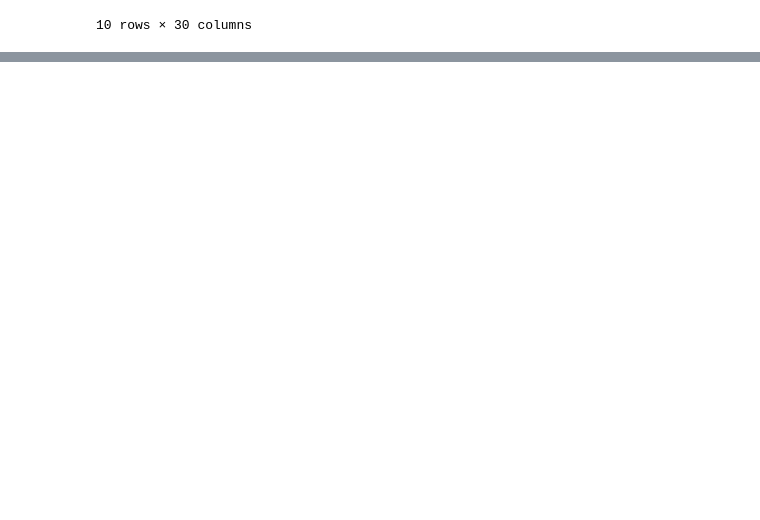
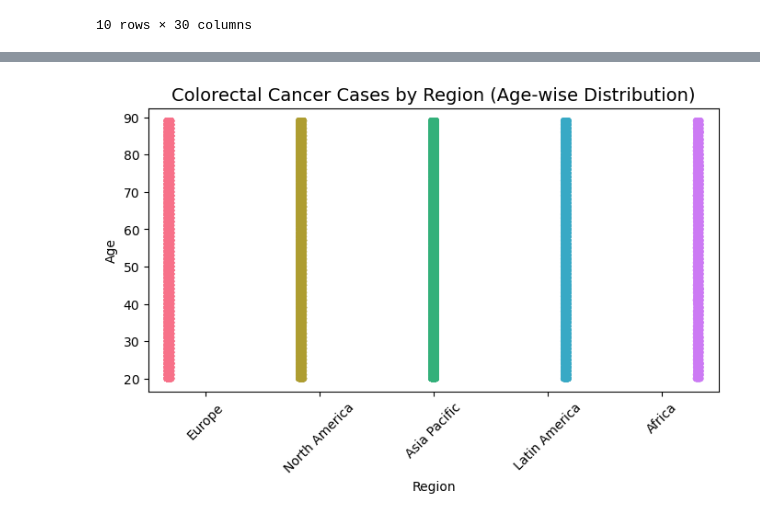
Before and after one commit to wncelrcn/Colorectal-Cancer-Prediction, a Jupyter notebook: Colorectal_Cancer.ipynb, the cells around one changed output, grey strips where cells are left out. Drawn from its saved outputs; the diff is of its cells as text; code cells hidden in the pictures; blank space fills up the shorter version.

```diff
--- a/Colorectal_Cancer.ipynb
+++ b/Colorectal_Cancer.ipynb
@@ -53,0 +180,19 @@ df.head(10)
+# %%
+plt.figure(figsize=(8, 4))
+sns.stripplot(
+    data=df,
+    x="Region",
+    y="Age",
+    hue="Region",             # Add hue
+    jitter=True,
+    alpha=0.6,
+    palette="husl",
+    dodge=True,               # Helps separate overlapping points if hue is same as x
+    legend=False              # Optional, hides duplicate legend
+)
+plt.title("Colorectal Cancer Cases by Region (Age-wise Distribution)", fontsize=14)
+plt.xticks(rotation=45)
+plt.ylabel("Age")
+plt.show()
+# %% [output]
+[figure, added]
```
Also changed, not shown: parts of 43 cells of this notebook, 9 other files.
